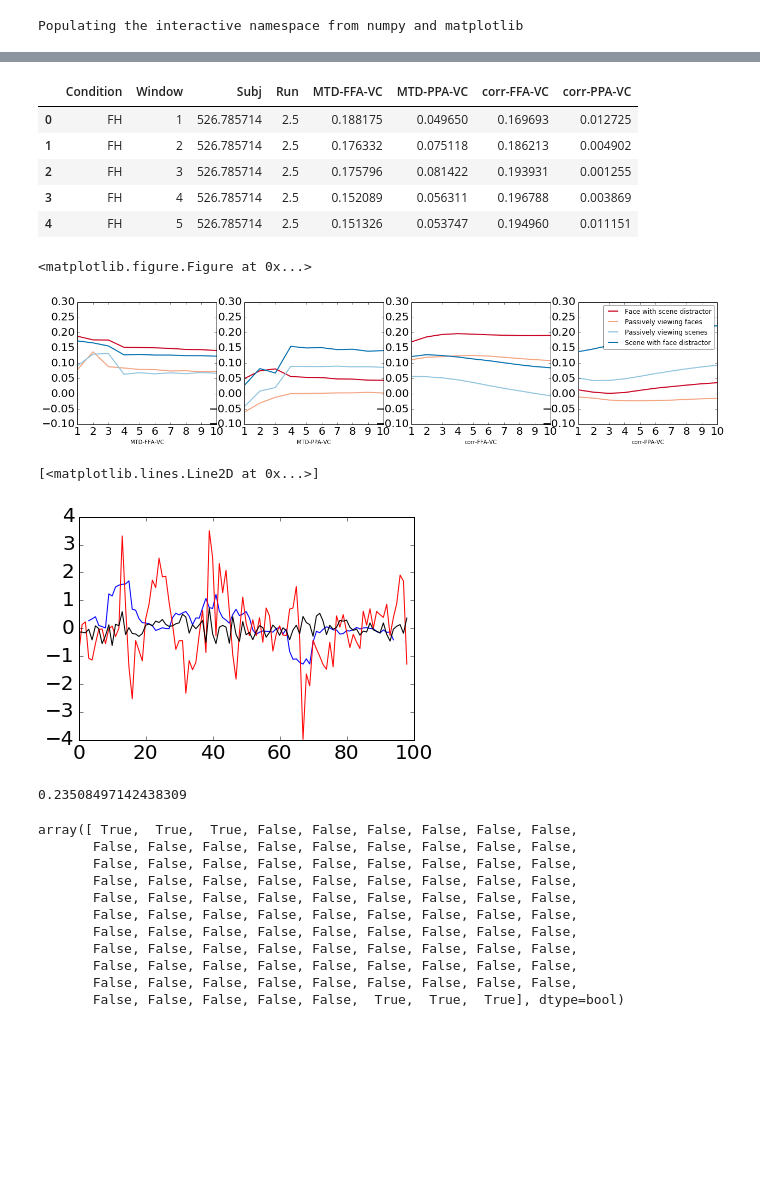
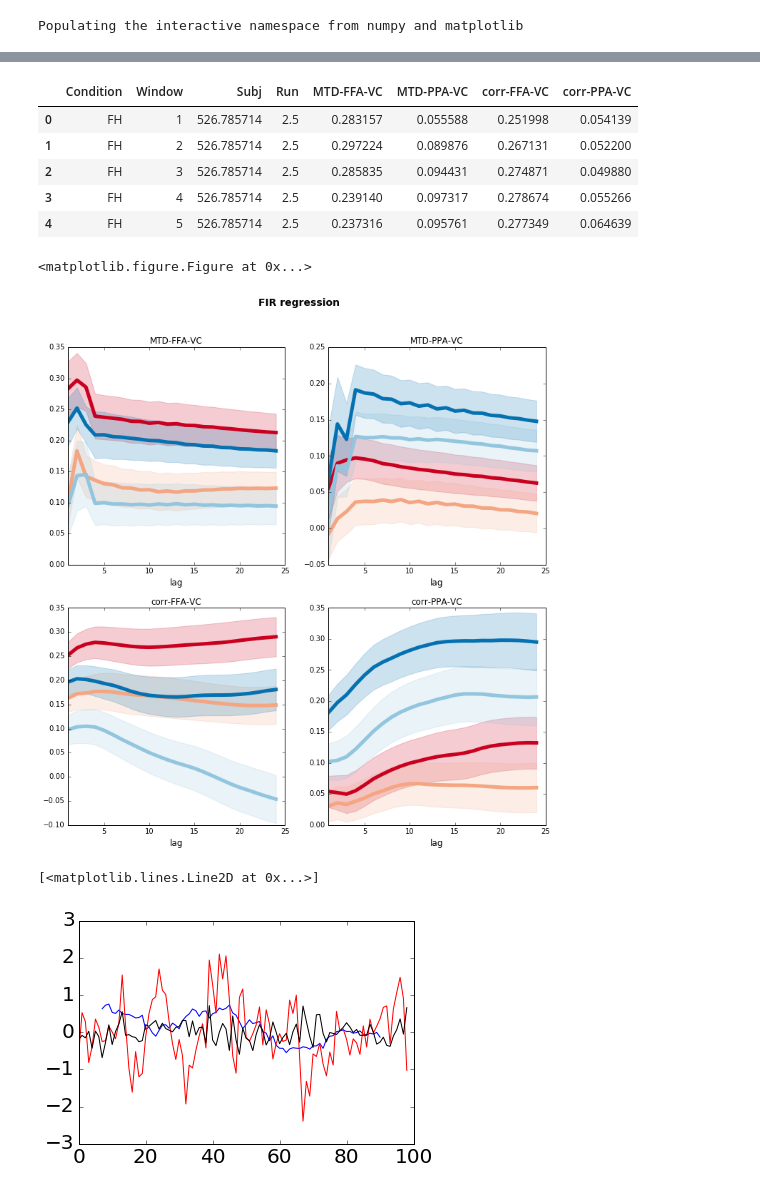
Before and after one commit to kaihwang/TDSigEI, a Jupyter notebook: MTD/Run_MTD.ipynb, the cells around one changed output, grey strips where cells are left out. Cells and saved outputs as stored; diff of their text form; code cells hidden in the pictures; blank space fills up the shorter version.

```diff
--- a/MTD/Run_MTD.ipynb
+++ b/MTD/Run_MTD.ipynb
@@ -54,7 +54,7 @@ for s, sub in enumerate(Subjects):
             #cfv = np.corrcoef(np.array([FFA_ts, VC_ts]))[0,1]
             #cfp = np.corrcoef(np.array([PPA_ts, VC_ts]))[0,1]
 
-            for w in np.arange(1,11):
+            for w in np.arange(1,25):
                 corr_df.loc[i, 'Condition'] = cond
                 corr_df.loc[i, 'Subj'] = sub
                 corr_df.loc[i, 'Run'] = run
@@ -81,65 +81,47 @@ mean_df.head()
 #sem_df.head()
 # %% [output]
 |  | Condition | Window | Subj | Run | MTD-FFA-VC | MTD-PPA-VC | corr-FFA-VC | corr-PPA-VC |
-| 0 | FH | 1 | 526.785714 | 2.5 | 0.188175 | 0.049650 | 0.169693 | 0.012725 |
-| 1 | FH | 2 | 526.785714 | 2.5 | 0.176332 | 0.075118 | 0.186213 | 0.004902 |
-| 2 | FH | 3 | 526.785714 | 2.5 | 0.175796 | 0.081422 | 0.193931 | 0.001255 |
-| 3 | FH | 4 | 526.785714 | 2.5 | 0.152089 | 0.056311 | 0.196788 | 0.003869 |
-| 4 | FH | 5 | 526.785714 | 2.5 | 0.151326 | 0.053747 | 0.194960 | 0.011151 |
+| 0 | FH | 1 | 526.785714 | 2.5 | 0.283157 | 0.055588 | 0.251998 | 0.054139 |
+| 1 | FH | 2 | 526.785714 | 2.5 | 0.297224 | 0.089876 | 0.267131 | 0.052200 |
+| 2 | FH | 3 | 526.785714 | 2.5 | 0.285835 | 0.094431 | 0.274871 | 0.049880 |
+| 3 | FH | 4 | 526.785714 | 2.5 | 0.239140 | 0.097317 | 0.278674 | 0.055266 |
+| 4 | FH | 5 | 526.785714 | 2.5 | 0.237316 | 0.095761 | 0.277349 | 0.064639 |
 # %%
-plt.rc('xtick', labelsize=20)
-plt.rc('ytick', labelsize=20)
+plt.rc('xtick', labelsize=10)
+plt.rc('ytick', labelsize=10)
 ROIpairs = ['MTD-FFA-VC', 'MTD-PPA-VC','corr-FFA-VC', 'corr-PPA-VC']
 Conditions =['FH', 'Fp', 'Hp', 'HF']
 Labels = ['Face with scene distractor', 'Passively viewing faces ', 'Passively viewing scenes', 'Scene with face distractor']
-x = np.arange(1,11)
+x = np.arange(1,25)
 #get colormap
 cmap = brewer2mpl.get_map('RdBu','diverging', 4)
 plt.figure(1)
-plt.figure(figsize=(21,4))
+plt.figure(figsize=(12,12))
+plt.suptitle('FIR regression', fontsize=14, fontweight='bold')
 for r, roi in enumerate(ROIpairs):
-    plt.subplot(1, 4, r+1)
+    ax=plt.subplot(2, 2, r+1)
 
     for i, c in enumerate(Conditions):
         y = np.array(mean_df[(mean_df['Condition'] == c)][roi])
         error = np.array(sem_df[(mean_df['Condition'] == c)][roi])
-        plt.plot(x, y, color = cmap.hex_colors[i], linewidth=2  )
+        plt.plot(x, y, color = cmap.hex_colors[i], linewidth=5  )
+        ax.set_title(roi)
+        plt.fill_between(x, y-0.8*error, y+0.8*error, alpha=0.2, edgecolor=cmap.hex_colors[i],
+                     facecolor=cmap.hex_colors[i], label=c)
 
-        #plt.fill_between(x, y-1*error, y+1*error, alpha=0.2, edgecolor=cmap.hex_colors[i],
-        #             facecolor=cmap.hex_colors[i], label=c)
-
-        plt.ylim(-0.1,0.3)
-        plt.xlim(1, 10)
-        plt.xlabel(roi)
-plt.legend(Labels)
-plt.show()
+        #plt.ylim(-0.1,0.3)
+        plt.xlim(1, 25)
+        plt.xlabel('lag', fontsize=12)
+#plt.legend(Labels, fontsize=14, loc='outside', bbox_to_anchor=(1, 1))
+#plt.show()
+plt.savefig('/home/despoB/kaihwang/bin/TDSigEI/FIRreg_MTD_v_corr_lags1-25.pdf')
 # %% [output]
 <matplotlib.figure.Figure at 0x...>
-[figure, old version]
+[figure, new version]
 # %%
-plt.plot(coupling(np.array([FFA_ts, VC_ts]).T, 7)[1][:,0,1])
+plt.plot(coupling(np.array([FFA_ts, VC_ts]).T, 15)[1][:,0,1])
 plt.plot(FFA_ts, 'r')
 plt.plot(PPA_ts, 'k')
 # %% [output]
 [<matplotlib.lines.Line2D at 0x...>]
-[figure, old version]
+[figure, new version]
-# %%
-A = pd.rolling_mean(np.array([FFA_ts, VC_ts]).T,7, center = True)
-A[np.isnan(A)] = 0
-np.corrcoef(A.T)[0,1]
-# %% [output]
-0.23508497142438309
-# %%
-np.isnan(a)
-# %% [output]
-array([ True,  True,  True, False, False, False, False, False, False,
-       False, False, False, False, False, False, False, False, False,
-       False, False, False, False, False, False, False, False, False,
-       False, False, False, False, False, False, False, False, False,
-       False, False, False, False, False, False, False, False, False,
-       False, False, False, False, False, False, False, False, False,
-       False, False, False, False, False, False, False, False, False,
-       False, False, False, False, False, False, False, False, False,
-       False, False, False, False, False, False, False, False, False,
-       False, False, False, False, False, False, False, False, False,
-       False, False, False, False, False,  True,  True,  True], dtype=bool)
```
Also changed, not shown: parts of 2 cells of this notebook, 12 other files.
